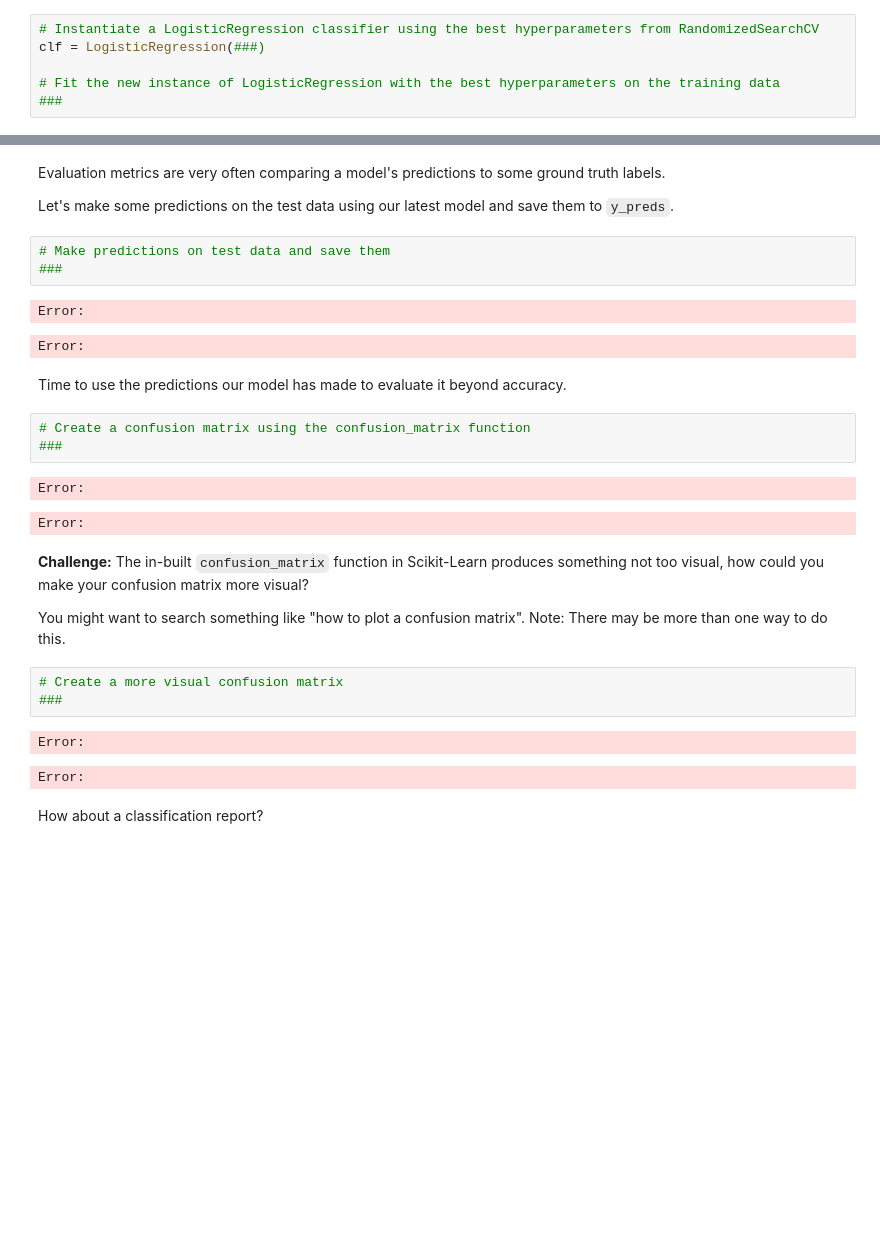
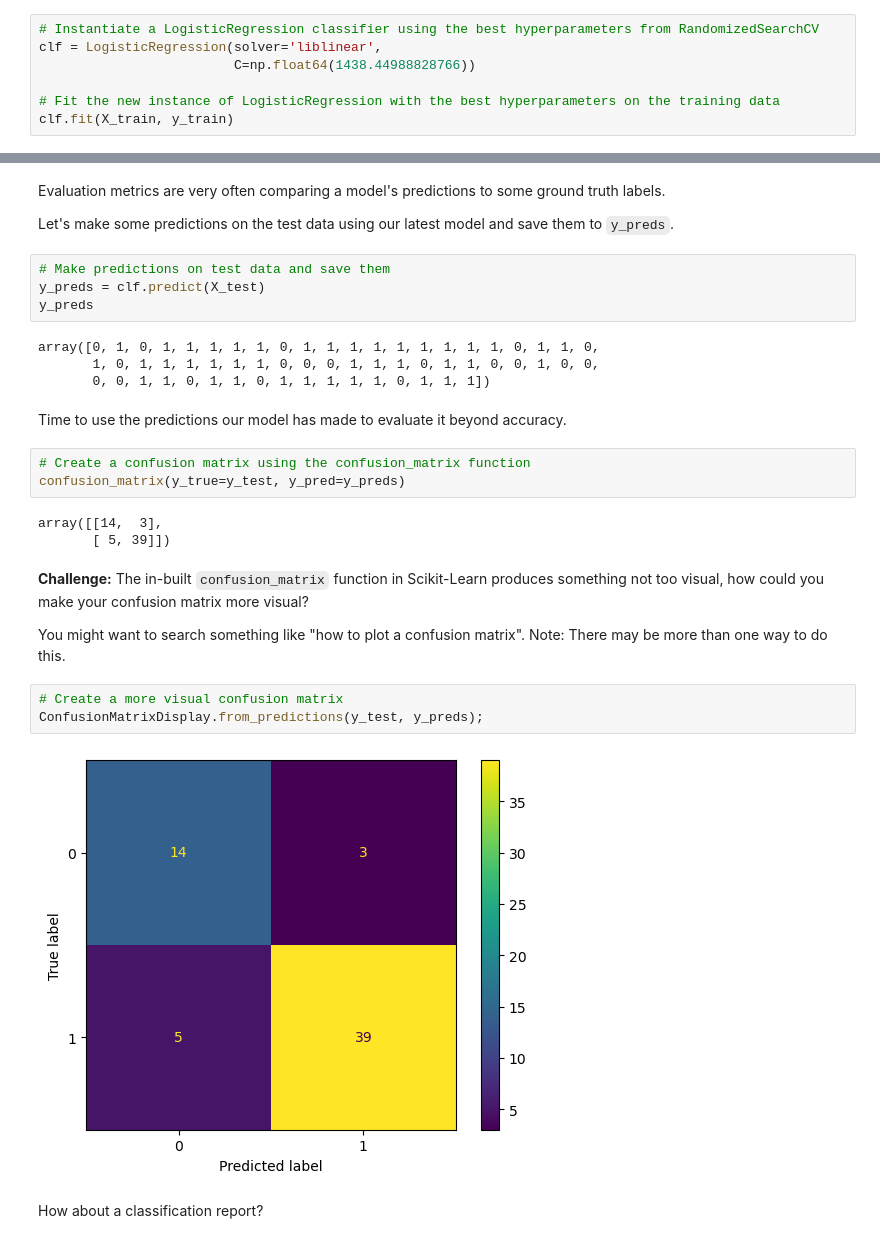
Before and after one commit to Eakempreet/Learning-ML, a Jupyter notebook: Scikit-Learn/scikit-learn-exercises.ipynb, the cells around one changed output, grey strips where cells are left out. Cells and saved outputs as stored; diff of their text form; blank space fills up the shorter version.

```diff
--- a/Scikit-Learn/scikit-learn-exercises.ipynb
+++ b/Scikit-Learn/scikit-learn-exercises.ipynb
@@ -418,8 +418,9 @@ But when it comes to classification, you'll likely want to use a few more evalua
 Before we get to these, we'll instantiate a new instance of our model using the best hyerparameters found by `RandomizedSearchCV`.
 # %%
 # Instantiate a LogisticRegression classifier using the best hyperparameters from RandomizedSearchCV
-clf = LogisticRegression(###)
+clf = LogisticRegression(solver='liblinear',
+                         C=np.float64(1438.44988828766))
 
 # Fit the new instance of LogisticRegression with the best hyperparameters on the training data
-###
+clf.fit(X_train, y_train)
 # %% [output]
@@ -444,28 +445,29 @@ Evaluation metrics are very often comparing a model's predictions to some ground
 Let's make some predictions on the test data using our latest model and save them to `y_preds`.
 # %%
 # Make predictions on test data and save them
-###
+y_preds = clf.predict(X_test)
+y_preds
 # %% [output]
-Error:
+array([0, 1, 0, 1, 1, 1, 1, 1, 0, 1, 1, 1, 1, 1, 1, 1, 1, 1, 0, 1, 1, 0,
+       1, 0, 1, 1, 1, 1, 1, 1, 0, 0, 0, 1, 1, 1, 0, 1, 1, 0, 0, 1, 0, 0,
+       0, 0, 1, 1, 0, 1, 1, 0, 1, 1, 1, 1, 1, 0, 1, 1, 1])
-Error:
 # %% [markdown]
 Time to use the predictions our model has made to evaluate it beyond accuracy.
 # %%
 # Create a confusion matrix using the confusion_matrix function
-###
+confusion_matrix(y_true=y_test, y_pred=y_preds)
 # %% [output]
-Error:
+array([[14,  3],
+       [ 5, 39]])
-Error:
 # %% [markdown]
 **Challenge:** The in-built `confusion_matrix` function in Scikit-Learn produces something not too visual, how could you make your confusion matrix more visual?
 
 You might want to search something like "how to plot a confusion matrix". Note: There may be more than one way to do this.
 # %%
 # Create a more visual confusion matrix
-###
+ConfusionMatrixDisplay.from_predictions(y_test, y_preds);
 # %% [output]
-Error:
-Error:
+[figure, added]
 # %% [markdown]
 How about a classification report?
 # %%
```
Also changed, not shown: parts of 54 cells of this notebook.
